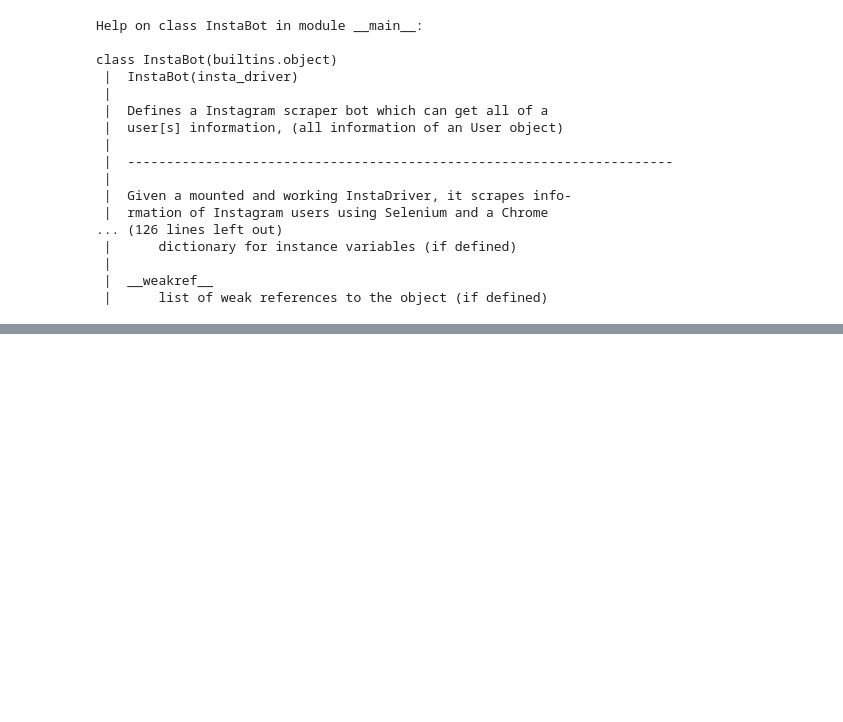
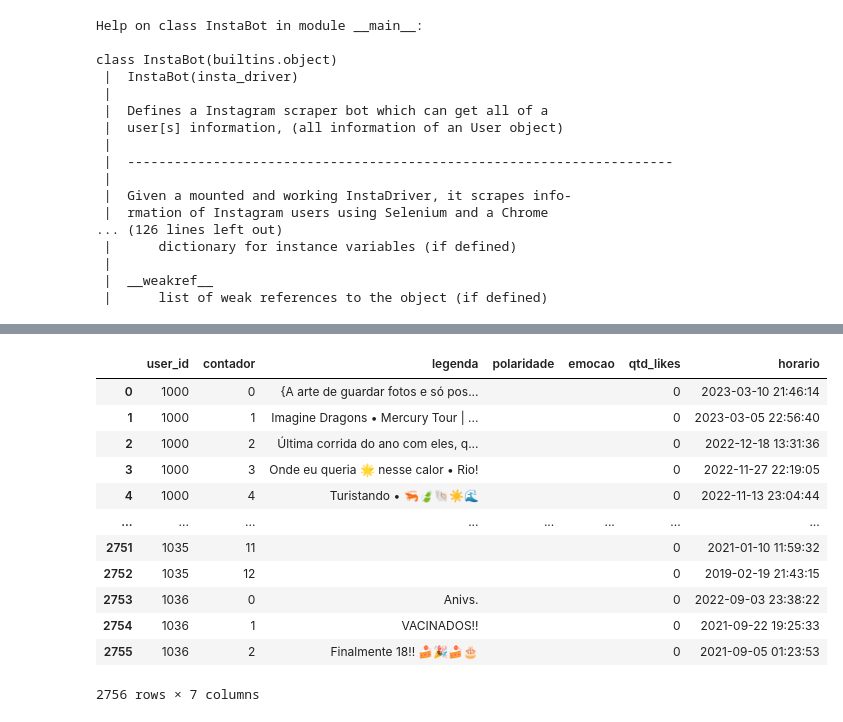
Before and after one commit to ph-marra/ic-instabot, a Jupyter notebook: InstaBot.ipynb, the cells around one changed output, grey strips where cells are left out. Cells and saved outputs as stored; diff of their text form; code cells hidden in the pictures; blank space fills up the shorter version.

```diff
--- a/InstaBot.ipynb
+++ b/InstaBot.ipynb
@@ -1236,0 +1303,16 @@ bot.batch_process(handles, get_followers=False, get_following=False, get_posts=T
+# %%
+posts
+# %% [output]
+|  | user_id | contador | legenda | polaridade | emocao | qtd_likes | horario |
+| 0 | 1000 | 0 | {A arte de guardar fotos e só pos... |  |  | 0 | 2023-03-10 21:46:14 |
+| 1 | 1000 | 1 | Imagine Dragons • Mercury Tour | ... |  |  | 0 | 2023-03-05 22:56:40 |
+| 2 | 1000 | 2 | Última corrida do ano com eles, q... |  |  | 0 | 2022-12-18 13:31:36 |
+| 3 | 1000 | 3 | Onde eu queria 🌟 nesse calor • Rio! |  |  | 0 | 2022-11-27 22:19:05 |
+| 4 | 1000 | 4 | Turistando • 🦐🍃🐚☀️🌊 |  |  | 0 | 2022-11-13 23:04:44 |
+| ... | ... | ... | ... | ... | ... | ... | ... |
+| 2751 | 1035 | 11 |  |  |  | 0 | 2021-01-10 11:59:32 |
+| 2752 | 1035 | 12 |  |  |  | 0 | 2019-02-19 21:43:15 |
+| 2753 | 1036 | 0 | Anivs. |  |  | 0 | 2022-09-03 23:38:22 |
+| 2754 | 1036 | 1 | VACINADOS!! |  |  | 0 | 2021-09-22 19:25:33 |
+| 2755 | 1036 | 2 | Finalmente 18!! 🍰🎉🍰🎂 |  |  | 0 | 2021-09-05 01:23:53 |
+2756 rows × 7 columns
```
Also changed, not shown: parts of 5 cells of this notebook.
